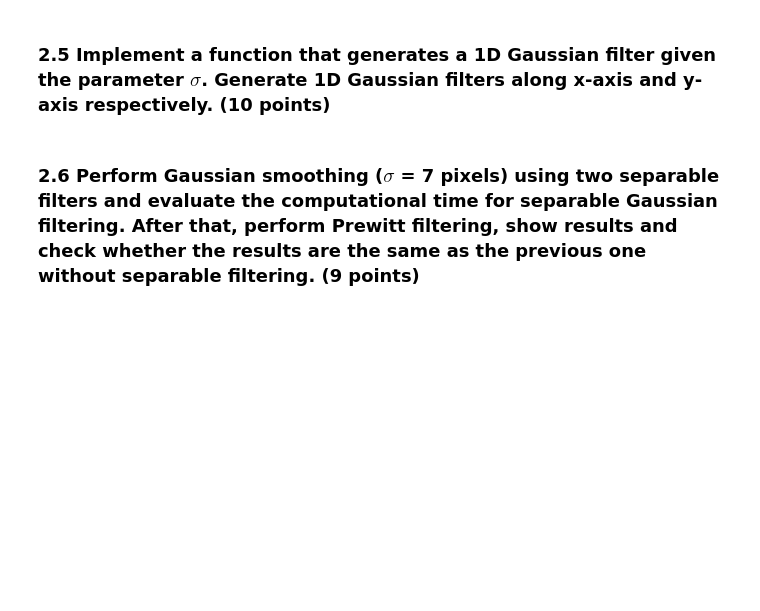
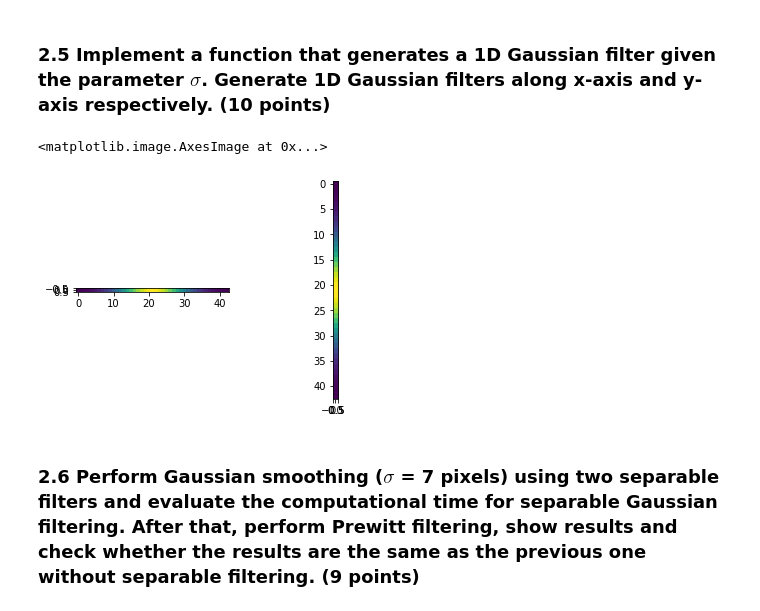
Before and after one commit to NaraS91/Computer_Vision_2022, a Jupyter notebook: coursework_01/coursework_01.ipynb, the cells around one changed output. Saved outputs shown, nothing was run; the diff lists cells and outputs as text; code cells hidden in the pictures; blank space fills up the shorter version.

```diff
--- a/coursework_01/coursework_01.ipynb
+++ b/coursework_01/coursework_01.ipynb
@@ -224,29 +231,41 @@ plt.gcf().set_size_inches(10, 8)
 # %% [markdown]
 ### 2.5 Implement a function that generates a 1D Gaussian filter given the parameter $\sigma$. Generate 1D Gaussian filters along x-axis and y-axis respectively. (10 points)
 # %%
+def gaussian_value(i, sigma, size):
+    center = (size + 1) / 2
+    x = center - i
+    power = - x ** 2 / (2 * sigma ** 2)
+    denominator = sigma * math.sqrt(2 * math.pi)
+    return math.e ** power / denominator
+
 # Design the Gaussian filter
 def gaussian_filter_1d(sigma):
     # sigma: the parameter sigma in the Gaussian kernel (unit: pixel)
     #
     # return: a 1D array for the Gaussian kernel
-
-    h = ...
+    size = math.ceil(6 * sigma)
+    if size % 2 == 0:
+        size += 1
+    h = np.fromfunction(lambda i, j: gaussian_value(j + 1, sigma, size), (1, size))
     return h
 
 # sigma = 7 pixel (provided)
 sigma = 7
 
 # The Gaussian filter along x-axis. Its shape is (1, sz).
-h_x = ...
+h_x = gaussian_filter_1d(sigma)
 
 # The Gaussian filter along y-axis. Its shape is (sz, 1).
-h_y = ...
+h_y = gaussian_filter_1d(sigma).transpose()
 
 # Visualise the filters (provided)
 plt.subplot(1, 2, 1)
 plt.imshow(h_x)
 plt.subplot(1, 2, 2)
 plt.imshow(h_y)
+# %% [output]
+<matplotlib.image.AxesImage at 0x...>
+[figure, added]
 # %% [markdown]
 ### 2.6 Perform Gaussian smoothing ($\sigma$ = 7 pixels) using two separable filters and evaluate the computational time for separable Gaussian filtering. After that, perform Prewitt filtering, show results and check whether the results are the same as the previous one without separable filtering. (9 points)
 # %%
```
Also changed, not shown: parts of 5 cells of this notebook.
